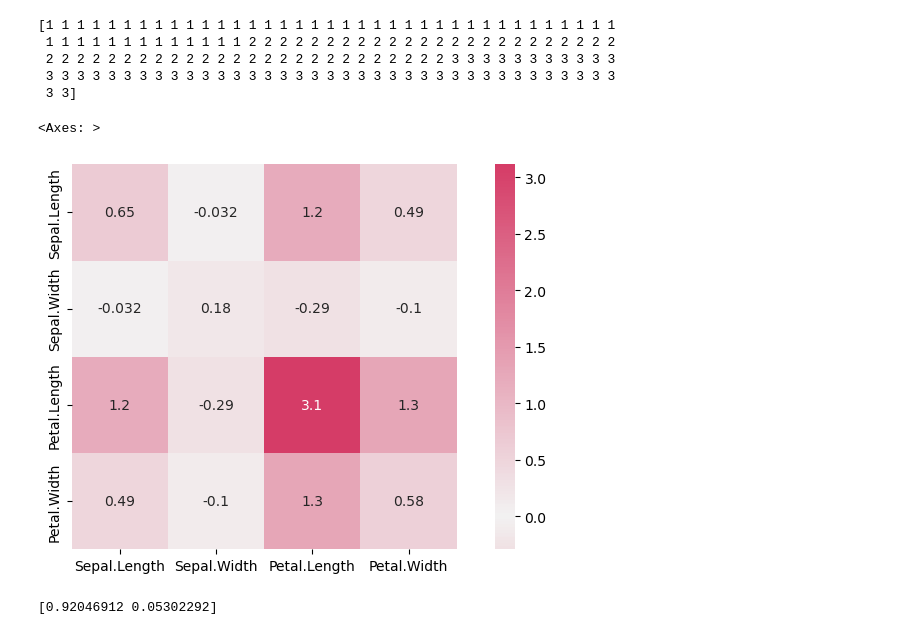
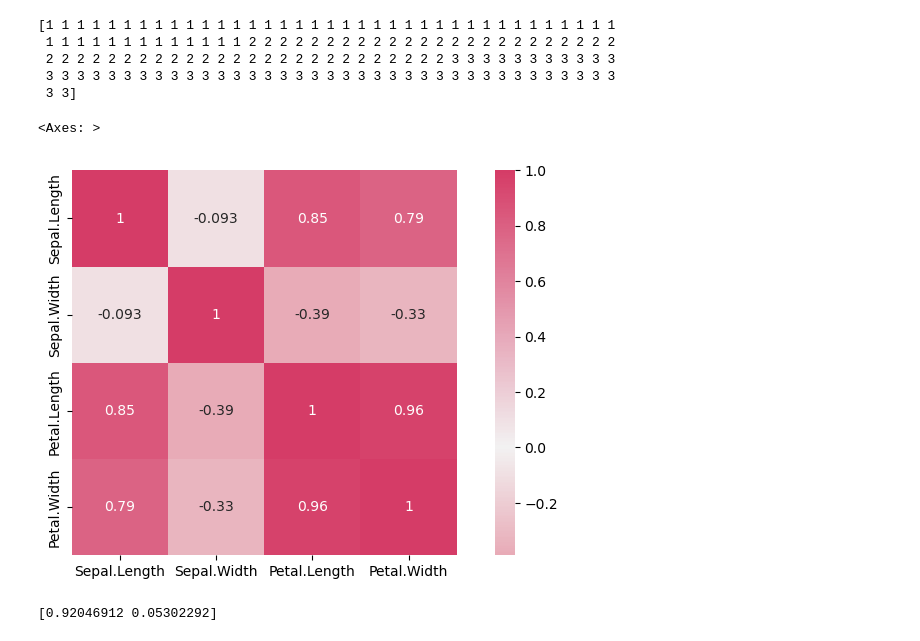
Before and after one commit to Er-Nikhil-code/MachineLearning, a Jupyter notebook: PCA/iris_PCA.ipynb, the cells around one changed output. Drawn from its saved outputs; the diff is of its cells as text; code cells hidden in the pictures.

```diff
--- a/PCA/iris_PCA.ipynb
+++ b/PCA/iris_PCA.ipynb
@@ -131,10 +131,10 @@ iris_df = iris_df[['Sepal.Length','Sepal.Width','Petal.Length','Petal.Width']]
 # %%
 plt.figure(figsize = (10,5))
 cmap = sns.diverging_palette(5,1,as_cmap=True)
-sns.heatmap(iris_df.cov(),cmap=cmap,center=0,square=True,annot=True)
+sns.heatmap(iris_df.corr(),cmap=cmap,center=0,square=True,annot=True)
 # %% [output]
 <Axes: >
-[figure, old version]
+[figure, new version]
 # %%
 from sklearn.decomposition import PCA
 # %%
```
